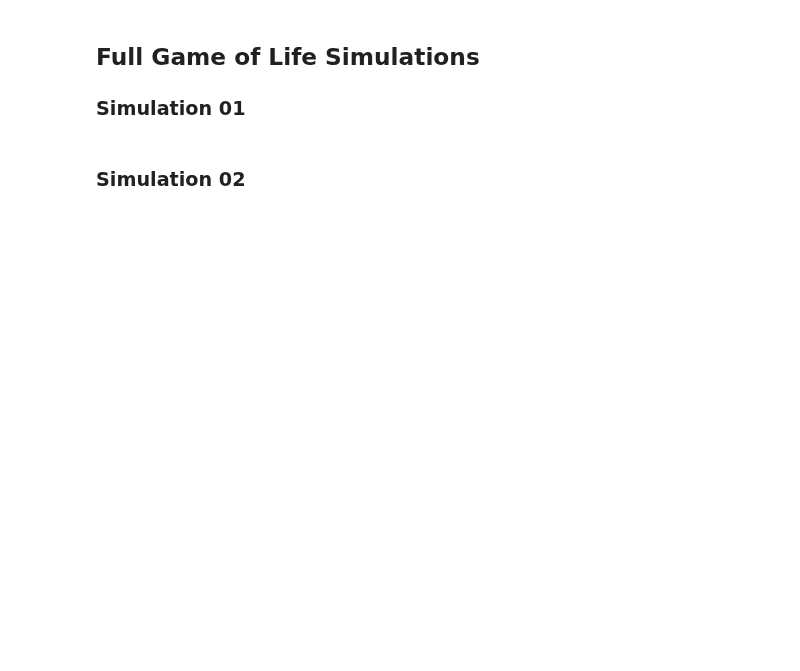
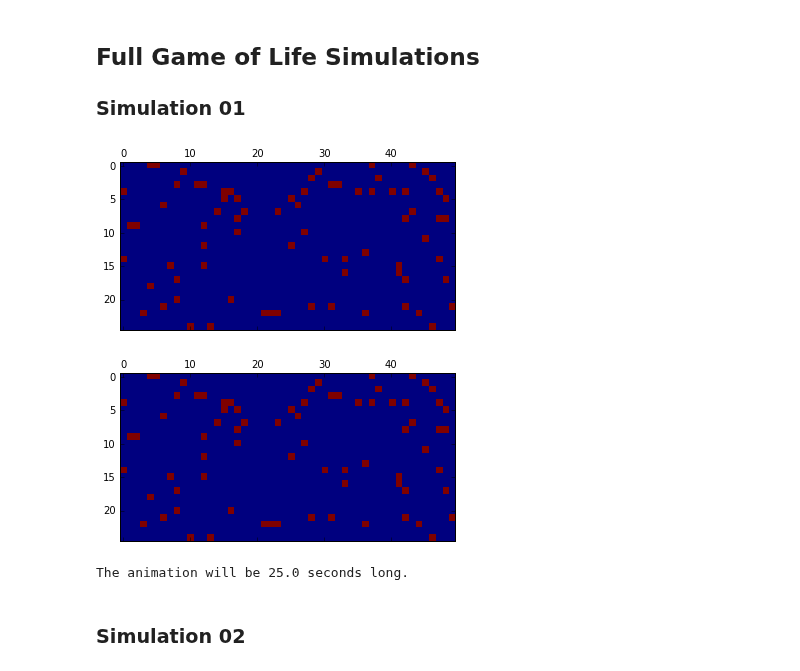
Before and after one commit to UCO-CSPI/CellularAutomaton, a Jupyter notebook: testing.ipynb, the cells around one changed output. Saved outputs shown, nothing was run; the diff lists cells and outputs as text; code cells hidden in the pictures; blank space fills up the shorter version.

```diff
--- a/testing.ipynb
+++ b/testing.ipynb
@@ -229,20 +204,25 @@ MyAnimation
 <h2>Full Game of Life Simulations</h2>
 <h3>Simulation 01</h3>
 # %%
-cell.ProbInitialTrue = .07
+Cell.ProbInitialTrue = .07
 rows = 25
 columns = 50
-grid=[[cell() for x in range(columns)] for y in range(rows)]
+grid=[[Cell() for x in range(columns)] for y in range(rows)]
 SetNeighbors(grid, columns, rows)
 gridvalues=[[grid[y][x].value for x in range(columns)] for y in range(rows)]
 MyFigure, MyAxes = plt.subplots()
 MyAxes.matshow(gridvalues)
 MyFigure
+# %% [output]
+[figure, added]
+[figure, added]
 # %%
-AnimationFrames = 100  #total number of frames in animation.
+AnimationFrames = 500  #total number of frames in animation.
 DelayBetweenFrames = 50 #in msec (20 gives 50 fps) (33.3 gives 30 fps)
 AnimationTime = AnimationFrames * DelayBetweenFrames/1000
 print ("The animation will be {:.1f} seconds long.".format(AnimationTime))
+# %% [output]
+The animation will be 25.0 seconds long.
 # %%
 MyAnimation = animation.FuncAnimation(MyFigure, af,
                                frames=AnimationFrames, interval=DelayBetweenFrames, blit=False)
```
Also changed, not shown: parts of 24 cells of this notebook, 3 other files.
